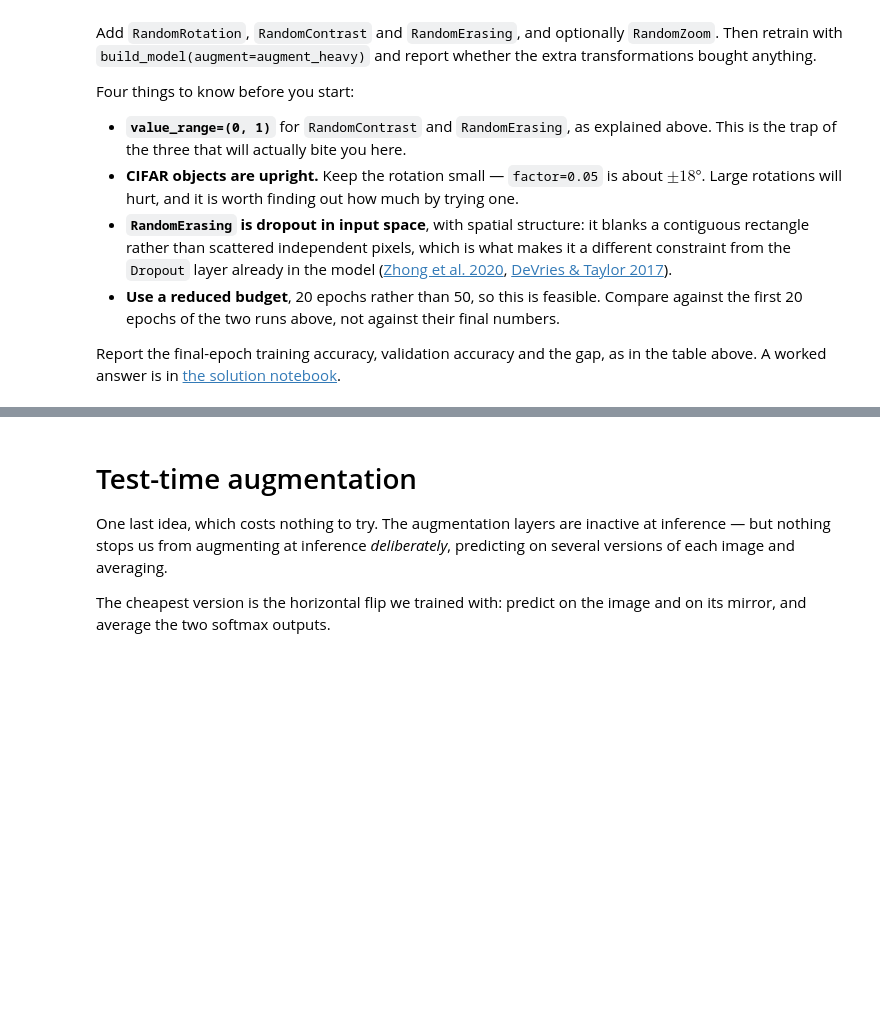
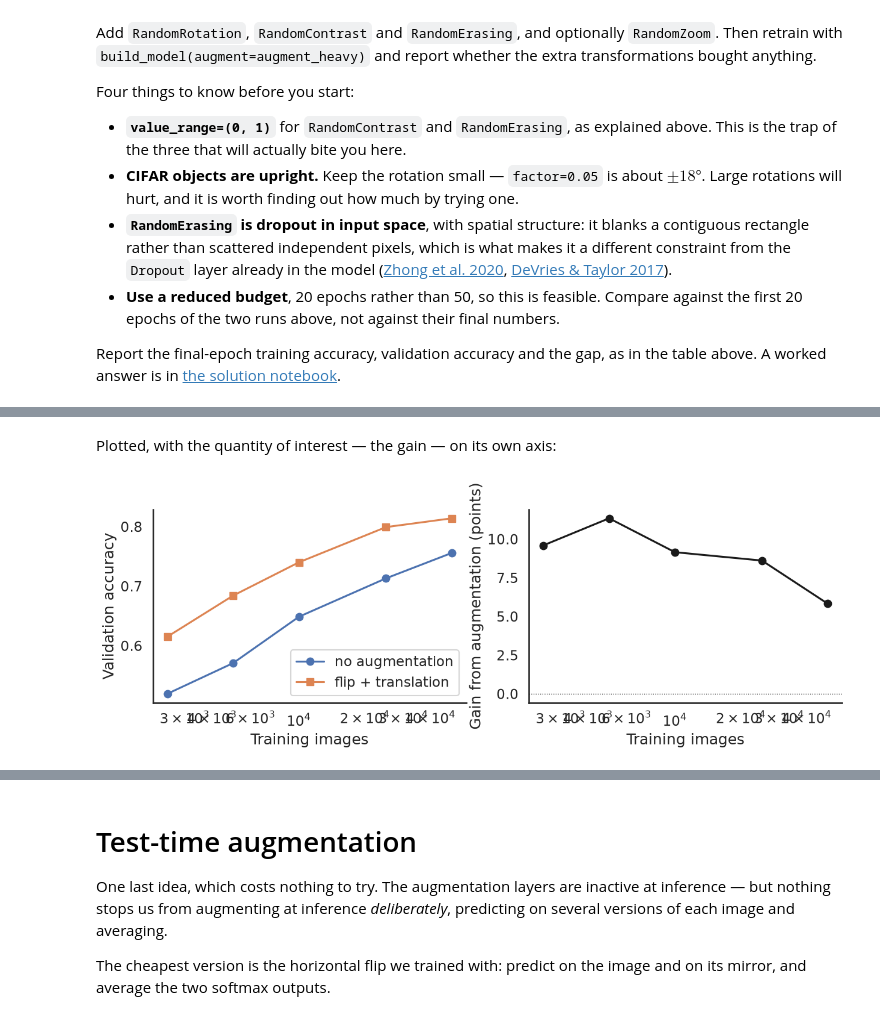
Before and after one commit to yoavram/DataSciPy, a Jupyter notebook: sessions/augmentation.ipynb, the cells around one changed output, grey strips where cells are left out. Saved outputs shown, nothing was run; the diff lists cells and outputs as text; code cells hidden in the pictures; blank space fills up the shorter version.

```diff
--- a/sessions/augmentation.ipynb
+++ b/sessions/augmentation.ipynb
@@ -395,0 +438,19 @@ Report the final-epoch training accuracy, validation accuracy and the gap, as in
+# %%
+with open('../data/cifar10_size_sweep.p', 'rb') as f:
+    sweep = pickle.load(f)
+
+SWEEP_SIZES = (2500, 5000, 10000, 25000, 50000)
+print('{:>8s}{:>8s}{:>22s}{:>22s}{:>8s}'.format(
+    '', '', 'no augmentation', 'flip + translation', ''))
+print('{:>8s}{:>8s}{:>11s}{:>11s}{:>11s}{:>11s}{:>8s}'.format(
+    'N', 'epochs', 'train', 'val', 'train', 'val', 'gain'))
+for N in SWEEP_SIZES:
+    a, b = sweep[('noaug', N)], sweep[('aug', N)]
+    print('{:>8d}{:>8d}{:>11.2%}{:>11.2%}{:>11.2%}{:>11.2%}{:>+8.2f}'.format(
+        N, a['epochs'], a['accuracy'], a['val_accuracy'],
+        b['accuracy'], b['val_accuracy'],
+        100 * (b['val_accuracy'] - a['val_accuracy'])))
+
+counts = sweep[('noaug', 2500)]['class_counts']
+print('\nclass counts at N=2,500: min {}, max {} (not forced to be balanced)'.format(
+    min(counts), max(counts)))
@@ -395,0 +467,23 @@ Report the final-epoch training accuracy, validation accuracy and the gap, as in
+# %% [markdown]
+Plotted, with the quantity of interest — the gain — on its own axis:
+# %%
+noaug = [sweep[('noaug', N)]['val_accuracy'] for N in SWEEP_SIZES]
+aug = [sweep[('aug', N)]['val_accuracy'] for N in SWEEP_SIZES]
+
+fig, axes = plt.subplots(1, 2, figsize=(13, 4.5))
+
+ax = axes[0]
+ax.plot(SWEEP_SIZES, noaug, 'o-', label='no augmentation')
+ax.plot(SWEEP_SIZES, aug, 's-', label='flip + translation')
+ax.set(xscale='log', xlabel='Training images', ylabel='Validation accuracy')
+ax.legend()
+
+ax = axes[1]
+ax.plot(SWEEP_SIZES, [100 * (b - a) for a, b in zip(noaug, aug)], 'o-', color='k')
+ax.axhline(0, ls=':', c='k', lw=1)
+ax.set(xscale='log', xlabel='Training images', ylabel='Gain from augmentation (points)')
+
+sns.despine()
+fig.tight_layout()
+# %% [output]
+[figure, added]
```
Also changed, not shown: parts of 5 cells of this notebook.
